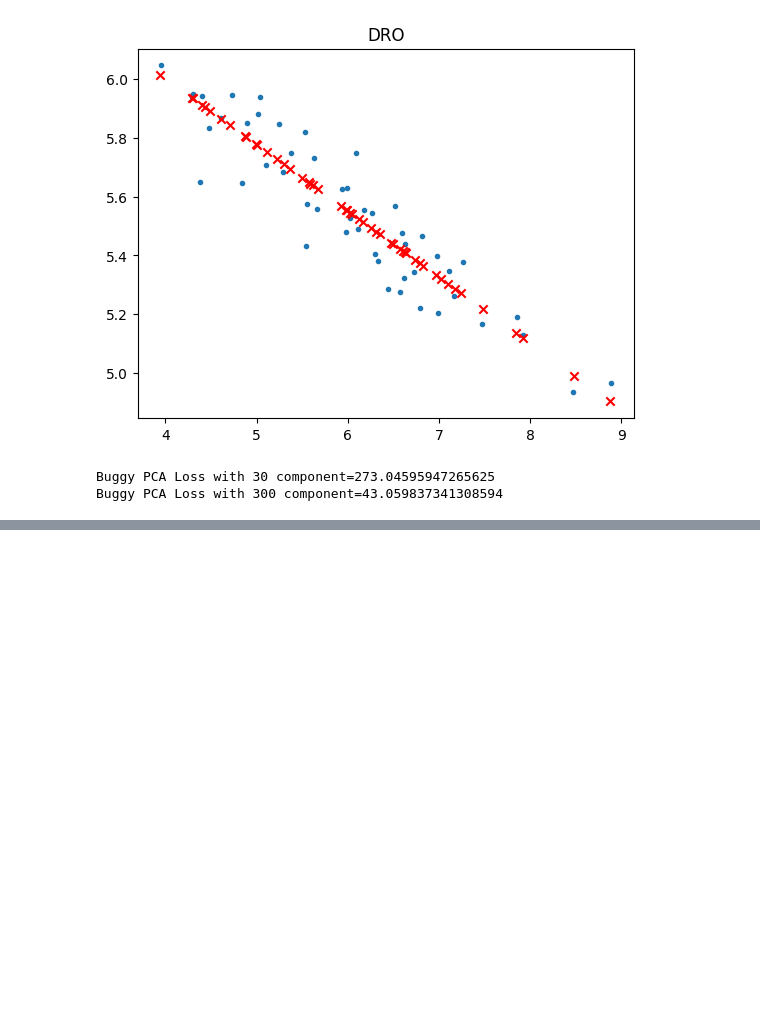
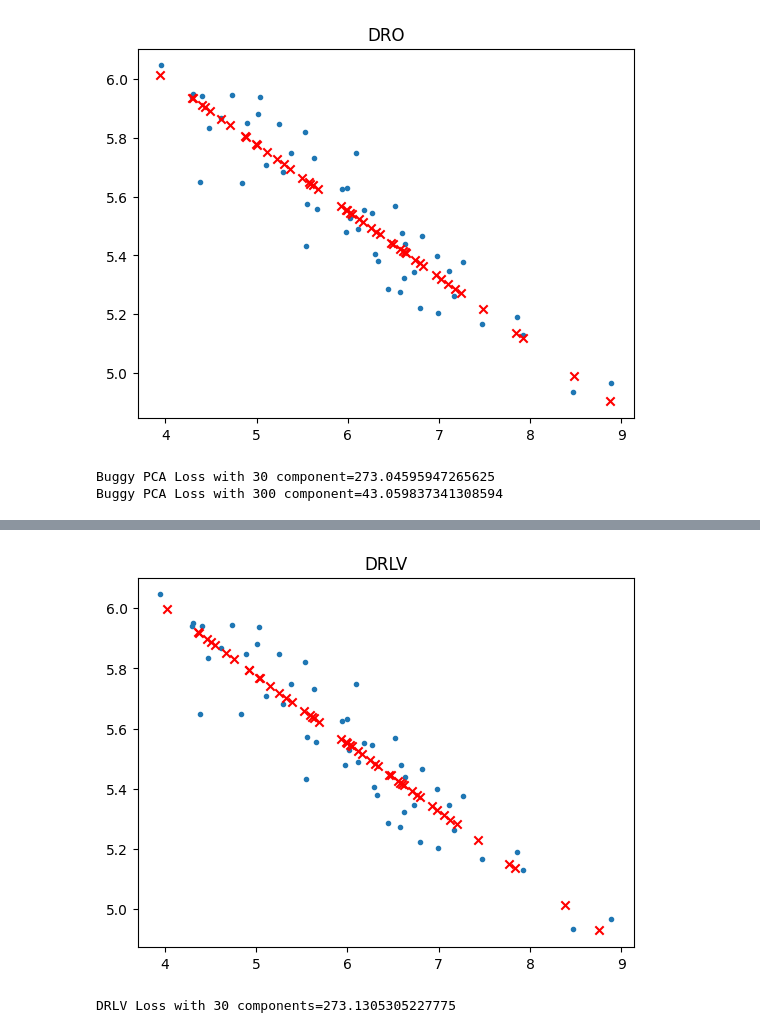
Before and after one commit to cybr17crwlr/ECE-760-Machine-Learning-Assignments, a Jupyter notebook: Homework 5/hw5_q2_4.ipynb, the cells around one changed output, grey strips where cells are left out. Drawn from its saved outputs; the diff is of its cells as text; code cells hidden in the pictures; blank space fills up the shorter version.

Commit message:
Added DRLV

```diff
--- a/Homework 5/hw5_q2_4.ipynb
+++ b/Homework 5/hw5_q2_4.ipynb
@@ -170,8 +166,9 @@ def DRO(X,k):
 
     return Z, (A, X_meaned, zip(eig_val_sorted,eig_vecs_sorted)), X_rev
 # %%
-_, _, X_rev=DRO(X, 1)
-print(f"DRO Loss with 30 component={losscal(X, X_rev)}")
+_, droparam, X_rev=DRO(X, 1)
+droloss = losscal(X, X_rev)
+print(f"DRO Loss with 30 component={droloss}")
 plt.scatter(X[:,0],X[:,1], marker='.')
 plt.scatter(X_rev[:, 0], X_rev[:, 1], c='r', marker='x')
 plt.title("DRO")
@@ -189,0 +250,9 @@ Buggy PCA Loss with 300 component=43.059837341308594
+# %%
+drlv = DRLV(X)
+X_rev = drlv.fit(1, A=droparam[0], eta=droloss, recover=True)
+print(f"DRLV Loss={losscal(X,X_rev)}")
+plt.scatter(X[:,0],X[:,1], marker='.')
+plt.scatter(X_rev[:, 0], X_rev[:, 1], c='r', marker='x')
+plt.title("DRLV")
+plt.show()
+# %% [output]
@@ -189,0 +260,7 @@ Buggy PCA Loss with 300 component=43.059837341308594
+[figure, added]
+# %%
+drlv = DRLV(X1k)
+X_rev = drlv.fit(30, A=droparam_30[0], eta=droloss_30, recover=True)
+print(f"DRLV Loss with 30 components={losscal(X1k,X_rev)}")
+# %% [output]
+DRLV Loss with 30 components=273.1305305227775
```
Also changed, not shown: parts of 4 cells of this notebook.
